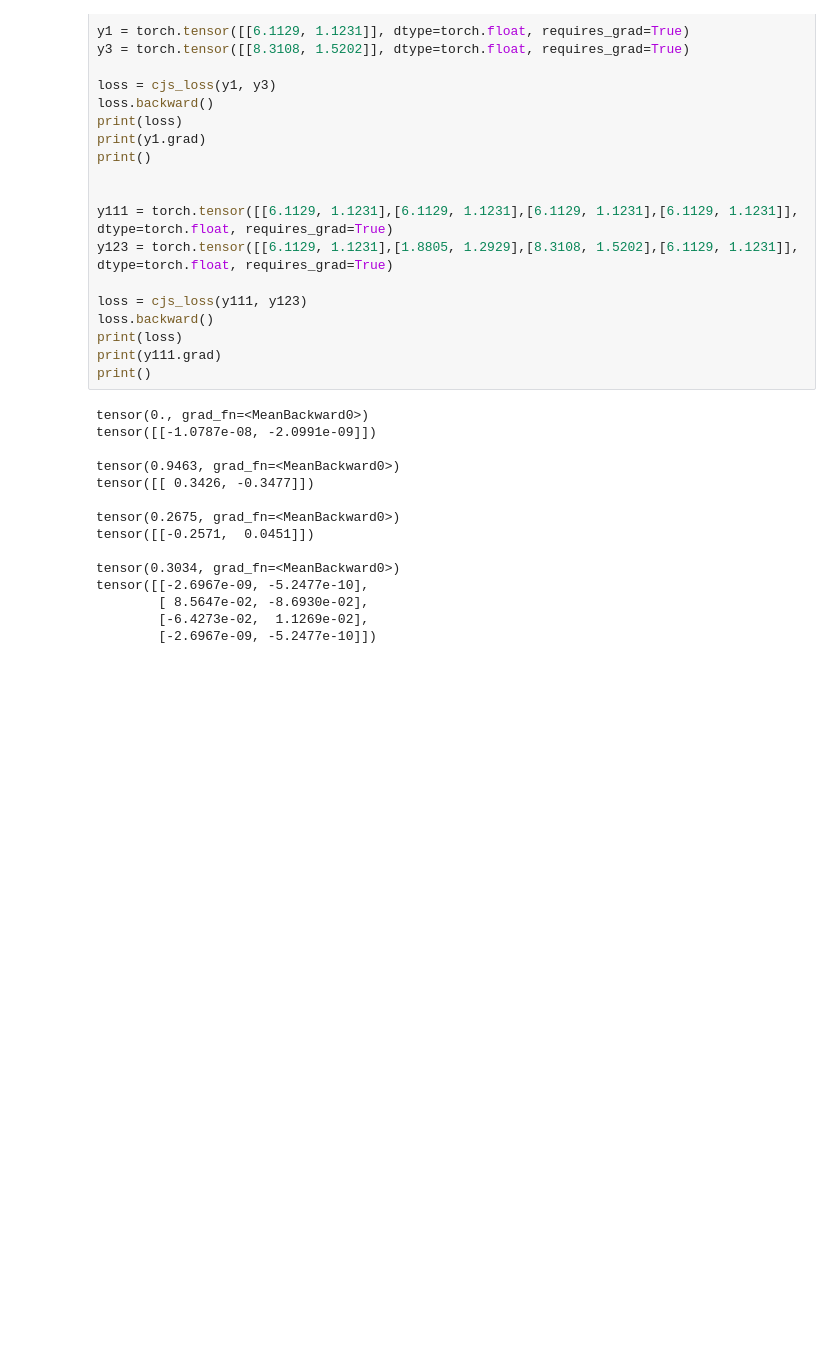
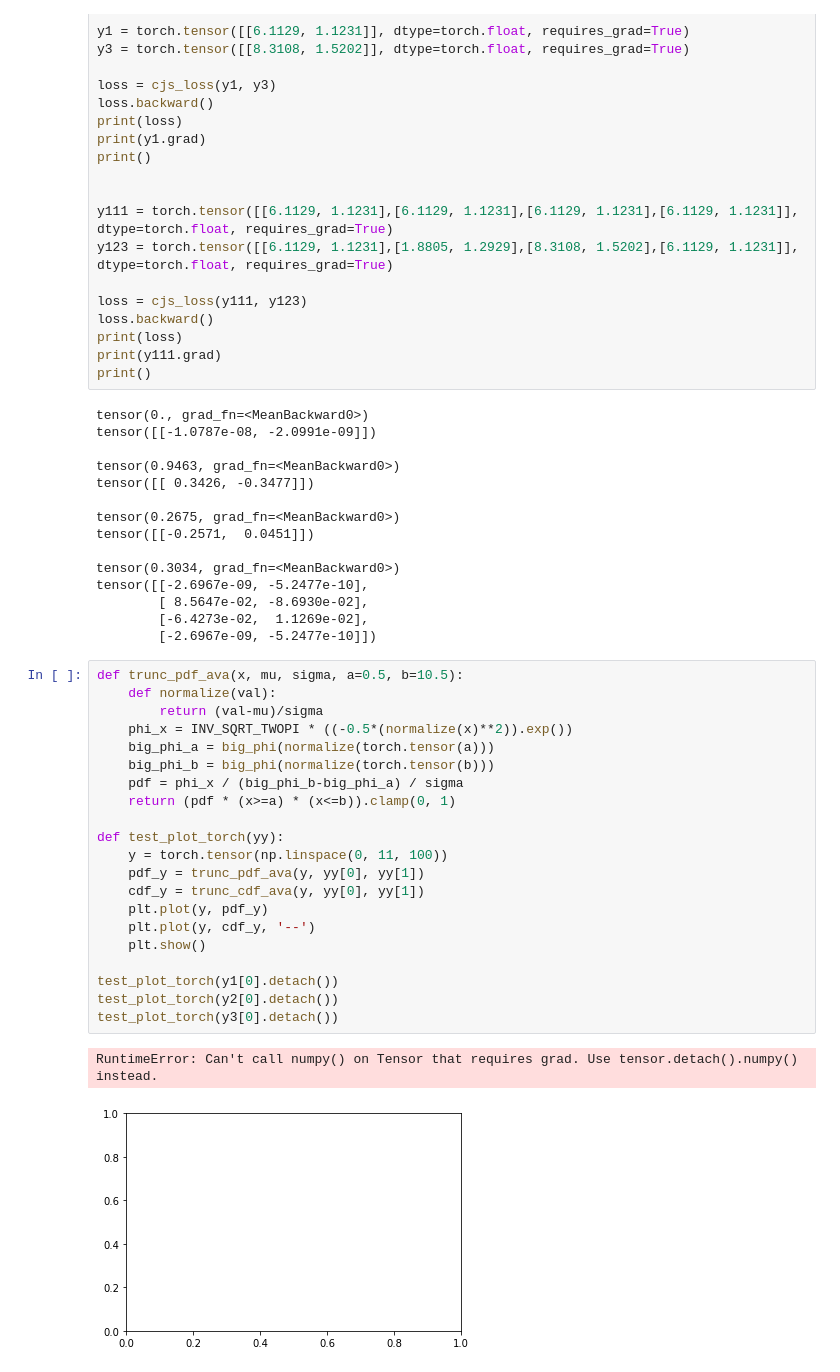
Before and after one commit to ASAIAA-Project/trunc_cjs_loss, a Jupyter notebook: cjsloss.ipynb, the cells around one changed output. Saved outputs shown, nothing was run; the diff lists cells and outputs as text; blank space fills up the shorter version.

```diff
--- a/cjsloss.ipynb
+++ b/cjsloss.ipynb
@@ -154,3 +154,27 @@ tensor([[-2.6967e-09, -5.2477e-10],
         [ 8.5647e-02, -8.6930e-02],
         [-6.4273e-02,  1.1269e-02],
         [-2.6967e-09, -5.2477e-10]])
+# %%
+def trunc_pdf_ava(x, mu, sigma, a=0.5, b=10.5):
+    def normalize(val):
+        return (val-mu)/sigma
+    phi_x = INV_SQRT_TWOPI * ((-0.5*(normalize(x)**2)).exp())
+    big_phi_a = big_phi(normalize(torch.tensor(a)))
+    big_phi_b = big_phi(normalize(torch.tensor(b)))
+    pdf = phi_x / (big_phi_b-big_phi_a) / sigma
+    return (pdf * (x>=a) * (x<=b)).clamp(0, 1)
+
+def test_plot_torch(yy):
+    y = torch.tensor(np.linspace(0, 11, 100))
+    pdf_y = trunc_pdf_ava(y, yy[0], yy[1])
+    cdf_y = trunc_cdf_ava(y, yy[0], yy[1])
+    plt.plot(y, pdf_y)
+    plt.plot(y, cdf_y, '--')
+    plt.show()
+
+test_plot_torch(y1[0].detach())
+test_plot_torch(y2[0].detach())
+test_plot_torch(y3[0].detach())
+# %% [output]
+RuntimeError: Can't call numpy() on Tensor that requires grad. Use tensor.detach().numpy() instead.
+[figure, added]
```
Also changed, not shown: 1 other file.
